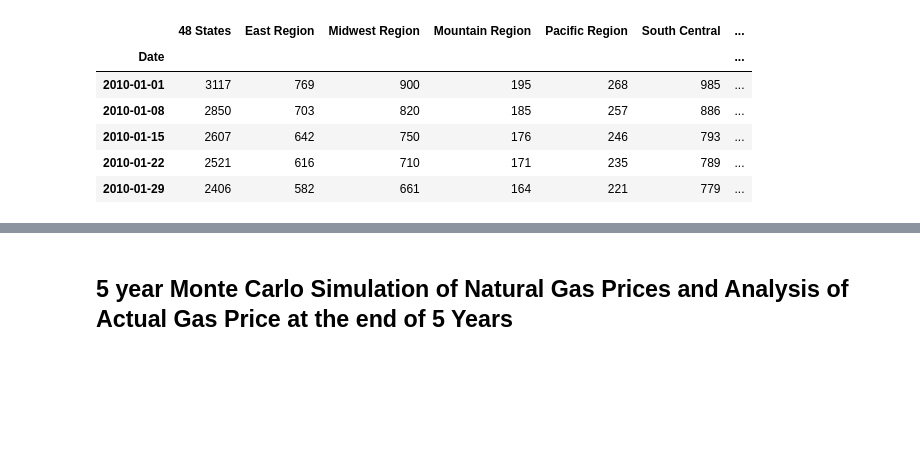
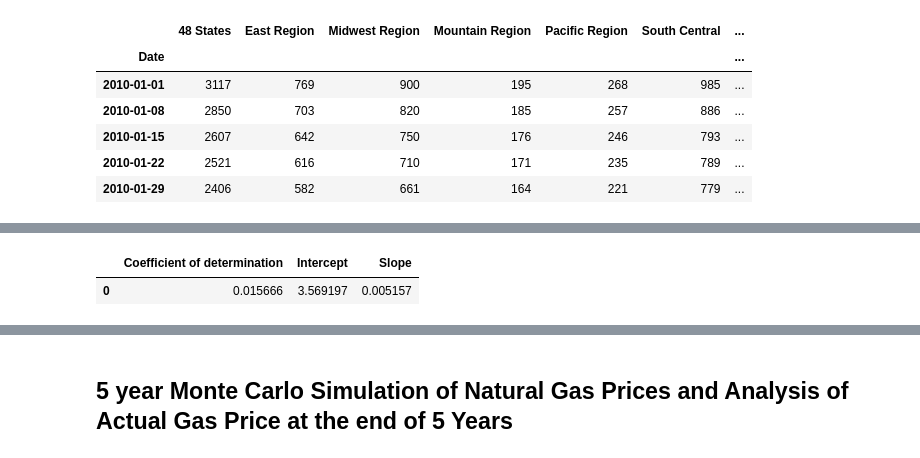
Before and after one commit to SabahatJK/EDA_NG, a Jupyter notebook: Starter_Code.ipynb, the cells around one changed output, grey strips where cells are left out. Drawn from its saved outputs; the diff is of its cells as text; code cells hidden in the pictures; blank space fills up the shorter version.

```diff
--- a/Starter_Code.ipynb
+++ b/Starter_Code.ipynb
@@ -1101,0 +747,88 @@ df_out_sample_combined.hvplot(title="Out of Sample Analysis", width=900)
+# %%
+
+
+def linear_regression(x, y, shift_period = -60):
+    # Linear regresssion with temp and natural gas prices
+    # Pull out average temp and natural gas closing price from the df
+    if shift_period != 0:
+        x = x.shift(periods=shift_period).dropna()
+    y = y.iloc[0: len(x)]
+    #drop the index from both so the arrays are 1-dimensional
+    x.reset_index(drop=True, inplace=True)
+    x.reset_index(drop=True, inplace=True)
+    #assign independent variable (x) and dependent variable (y) to the proper dataframe
+    #reshape the data frames to pandas arrays
+    x = np.array(x).reshape(-1,1)
+    y = np.array(y)
+    #print(X)
+    #create the model and fit it to the data
+    model = LinearRegression()
+    model.fit(x,y)
+    r_sq = model.score(x,y)
+    #print("Coefficient of determination", r_sq)
+    #print("Slope", model.coef_)
+    #print("Intercept", model.intercept_)
+    y_pred = model.predict(x)
+    #print("Predicted response:", y_pred, sep='\n')
+    return r_sq, model, y_pred
+
+
+str_res = "Residential Consumption"
+for key, value in region_dfs.items():
+    if key != "US":
+
+        # Get Linear Regression between price and temperature
+        df = region_dfs[key]["price_temperature"].copy()
+        #print(f"\n----------{key} - Avg Temp - Close ------------------")
+        r_sq, linear_model, y_pred = linear_regression(df["Avg Temp"], df["Close"], shift_period =-90)
+
+        linear_reg = pd.DataFrame()
+        linear_reg["Slope"] = linear_model.coef_
+        linear_reg["Intercept"] = linear_model.intercept_
+        linear_reg["Coefficient  of determination"] =  r_sq
+        linear_reg = linear_reg[['Coefficient  of determination', 'Intercept', 'Slope']]
+
+        predic_response = pd.DataFrame(list(y_pred))
+        #display(linear_reg)
+
+        region_dfs[key]["temp_close_lin_reg"] = linear_reg
+        print(f" {key} - Close - Temp")
+        display(region_dfs[key]["temp_close_lin_reg"])
+        region_dfs[key]["temp_close_predic_response"] = predic_response
+        region_dfs[key]["temp_close_lin_reg_model"] = linear_model
+
+        # Get Linear Regression between % change of price and temperature
+        df_pct_change = region_dfs[key]["price_temperature"].copy()
+        df_pct_change = df.pct_change().dropna()
+        r_sq_pct, linear_model_pct, y_pred_pct = linear_regression(df_pct_change["Avg Temp"], df_pct_change["Close"], shift_period =-90)
+
+        linear_reg_pct = pd.DataFrame()
+        linear_reg_pct["Slope"] = linear_model_pct.coef_
+        linear_reg_pct["Intercept"] = linear_model_pct.intercept_
+        linear_reg_pct["Coefficient  of determination"] =  r_sq_pct
+        linear_reg_pct = linear_reg_pct[['Coefficient  of determination', 'Intercept', 'Slope']]
+        predic_response_pct = pd.DataFrame(list(y_pred_pct))
+
+        region_dfs[key]["pct_temp_close_lin_reg"] = linear_reg_pct
+        print(f" {key} - % Change Close - Temp")
+        display(region_dfs[key]["pct_temp_close_lin_reg"])
+        region_dfs[key]["pct_temp_close_predic_response"] = predic_response_pct
+
+        # Get Linear Regression between temperarure and consumption
+        df_combined = region_dfs[key]["combined"].copy()
+        r_sq_comb, linear_model_comb, y_pred_comb = linear_regression(df_combined["Avg Temp"], df_combined[str_res], shift_period =0)
+
+        linear_reg_comb = pd.DataFrame()
+        linear_reg_comb["Slope"] = linear_model_comb.coef_
+        linear_reg_comb["Intercept"] = linear_model_comb.intercept_
+        linear_reg_comb["Coefficient  of determination"] =  r_sq_comb
+        linear_reg_comb = linear_reg_comb[['Coefficient  of determination', 'Intercept', 'Slope']]
+        #linear_reg["state"] = key
+
+        predic_response_comb = pd.DataFrame(list(y_pred_comb))
+        #display(linear_reg)
+        region_dfs[key]["temp_res_consump_lin_reg"] = linear_reg_comb
+
+        region_dfs[key]["temp_res_consump_predic_response"] = predic_response_comb
+        region_dfs[key]["temp_res_consump_lin_reg_model"] = linear_reg_comb
+# %% [output]
@@ -1101,0 +836,2 @@ df_out_sample_combined.hvplot(title="Out of Sample Analysis", width=900)
+|  | Coefficient of determination | Intercept | Slope |
+| 0 | 0.015666 | 3.569197 | 0.005157 |
```
Also changed, not shown: parts of 47 cells of this notebook.
